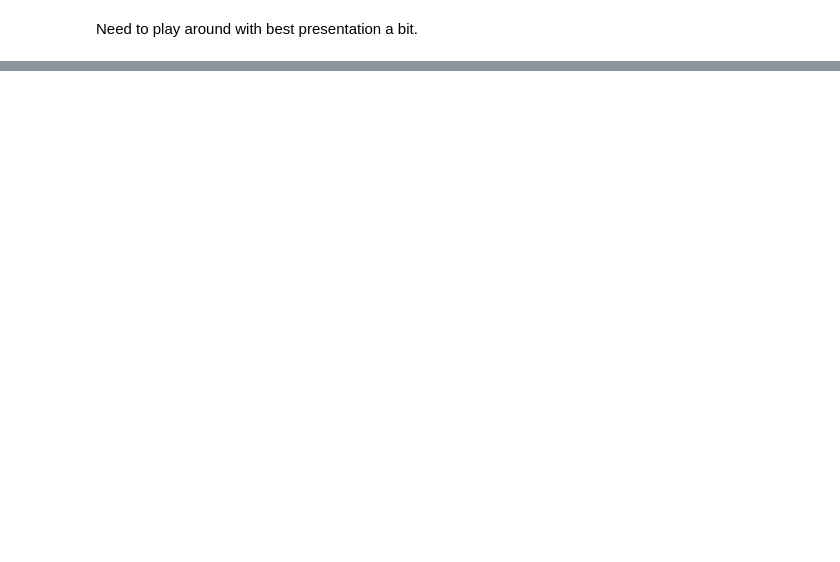
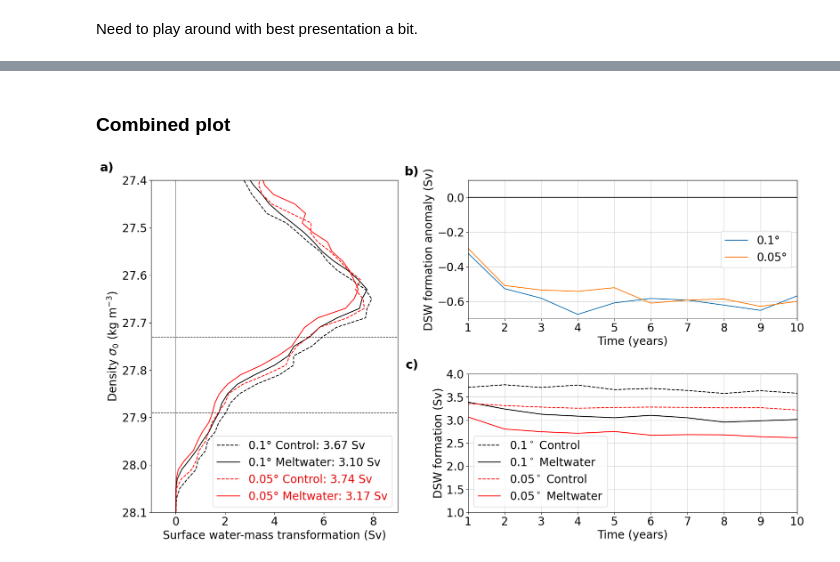
Before and after one commit to adele-morrison/panan-meltwater, a Jupyter notebook: notebooks/bottom_water_analysis/SWMT_shelf_PanAns.ipynb, the cells around one changed output, grey strips where cells are left out. Drawn from its saved outputs; the diff is of its cells as text; code cells hidden in the pictures; blank space fills up the shorter version.

```diff
--- a/notebooks/bottom_water_analysis/SWMT_shelf_PanAns.ipynb
+++ b/notebooks/bottom_water_analysis/SWMT_shelf_PanAns.ipynb
@@ -156,0 +160,79 @@ ax1.set_xlabel('Surface water-mass transformation anomaly (Sv)')
+# %% [markdown]
+### Combined plot
+# %%
+plt.rcParams['font.size'] = 20
+
+# Make the overall figure
+fig = plt.figure(figsize=(18, 10))
+gs = gridspec.GridSpec(2, 2, width_ratios=[1.5, 2], height_ratios=[1, 1], figure=fig)
+# left panel spans two rows
+ax1 = fig.add_subplot(gs[:, 0])
+# top-right
+ax2 = fig.add_subplot(gs[0, 1])
+# bottom-right
+ax3 = fig.add_subplot(gs[1, 1])
+
+# --------------------------
+# First figure (left side)
+ax1.plot(pan01_C_swmt, pan01_C_swmt['isopycnal_bins'], linestyle='--', color='black', label='0.1° Control: 3.67 Sv')
+ax1.plot(pan01_M_swmt, pan01_M_swmt['isopycnal_bins'], 'black', label='0.1° Meltwater: 3.10 Sv')
+ax1.plot(pan005_C_swmt, pan005_C_swmt['isopycnal_bins'], linestyle='--', color='red', label='0.05° Control: 3.74 Sv')
+ax1.plot(pan005_M_swmt, pan005_M_swmt['isopycnal_bins'], 'red', label='0.05° Meltwater: 3.17 Sv')
+
+ax1.plot([0, 0], [27.4, 28.1], 'k', linewidth=0.5)
+ax1.plot([-5, 15], [pan01_25, pan01_25], 'k--', linewidth=1)
+ax1.plot([-5, 15], [pan01_75, pan01_75], 'k--', linewidth=1)
+
+leg = ax1.legend()
+for text, color in zip(leg.get_texts(), ['black', 'black', '#E50000', '#E50000']):
+    text.set_color(color)
+
+ax1.set_ylim((28.1, 27.4))
+ax1.set_xlim((-1, 9))
+ax1.set_ylabel('Density $\sigma_0$ (kg m$^{-3}$)')
+ax1.set_xlabel('Surface water-mass transformation (Sv)')
+
+# --------------------------
+# Second figure (top-right)
+ax2.plot(pan01_anom_new.index + 1, pan01_anom_new.values, label='0.1°')
+ax2.plot(pan005_anom_new.index + 1, pan005_anom_new.values, label='0.05°')
+
+ax2.set_xlim(1, 10)
+ax2.set_ylim(-0.7, 0.1)
+ax2.set_xlabel('Time (years)')
+ax2.set_ylabel("DSW formation anomaly (Sv)")
+ax2.set_title('')
+ax2.legend()
+ax2.grid(True, color='lightgrey')
+ax2.axhline(y=0, color='black', linestyle='-')
+
+# --------------------------
+# Third figure (bottom-right)
+ax3.plot(pan01_C.index + 1, pan01_C.values, color='black', linestyle='--', label='0.1$^\circ$ Control')
+ax3.plot(pan01_M.index + 1, pan01_M.values, color='black', linestyle='-', label='0.1$^\circ$ Meltwater')
+ax3.plot(pan005_C.index + 1, pan005_C.values, color='red', linestyle='--', label='0.05$^\circ$ Control')
+ax3.plot(pan005_M.index + 1, pan005_M.values, color='red', linestyle='-', label='0.05$^\circ$ Meltwater')
+
+ax3.set_xlim(1, 10)
+ax3.set_ylim(1, 4)
+ax3.set_xlabel('Time (years)')
+ax3.set_ylabel("DSW formation (Sv)")
+ax3.set_title('')
+ax3.legend()
+ax3.grid(True, color='lightgrey')
+ax3.axhline(y=0, color='black', linestyle='-')
+
+# Add panel labels
+ax1.text(-0.15, 1.02, 'a)', transform=ax1.transAxes,
+         fontsize=22, fontweight='bold', va='bottom', ha='right')
+ax2.text(-0.15, 1.02, 'b)', transform=ax2.transAxes,
+         fontsize=22, fontweight='bold', va='bottom', ha='right')
+ax3.text(-0.15, 1.02, 'c)', transform=ax3.transAxes,
+         fontsize=22, fontweight='bold', va='bottom', ha='right')
+
+plt.tight_layout()
+plt.show()
+
+fig.savefig("/g/data/g40/kc5856/thesis_figures/resolution_SWMT_shelf.png", dpi=300, bbox_inches='tight')
+# %% [output]
+[figure, added]
```
Also changed, not shown: parts of 6 cells of this notebook, 16 other files.
